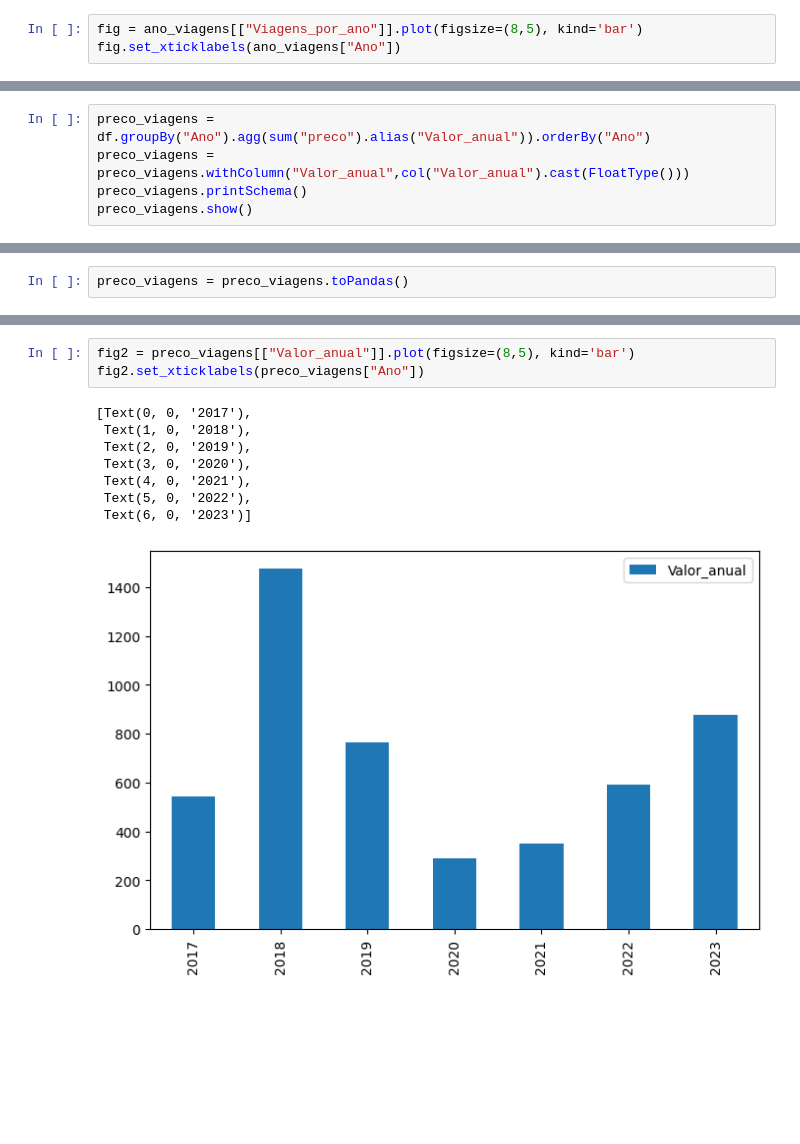
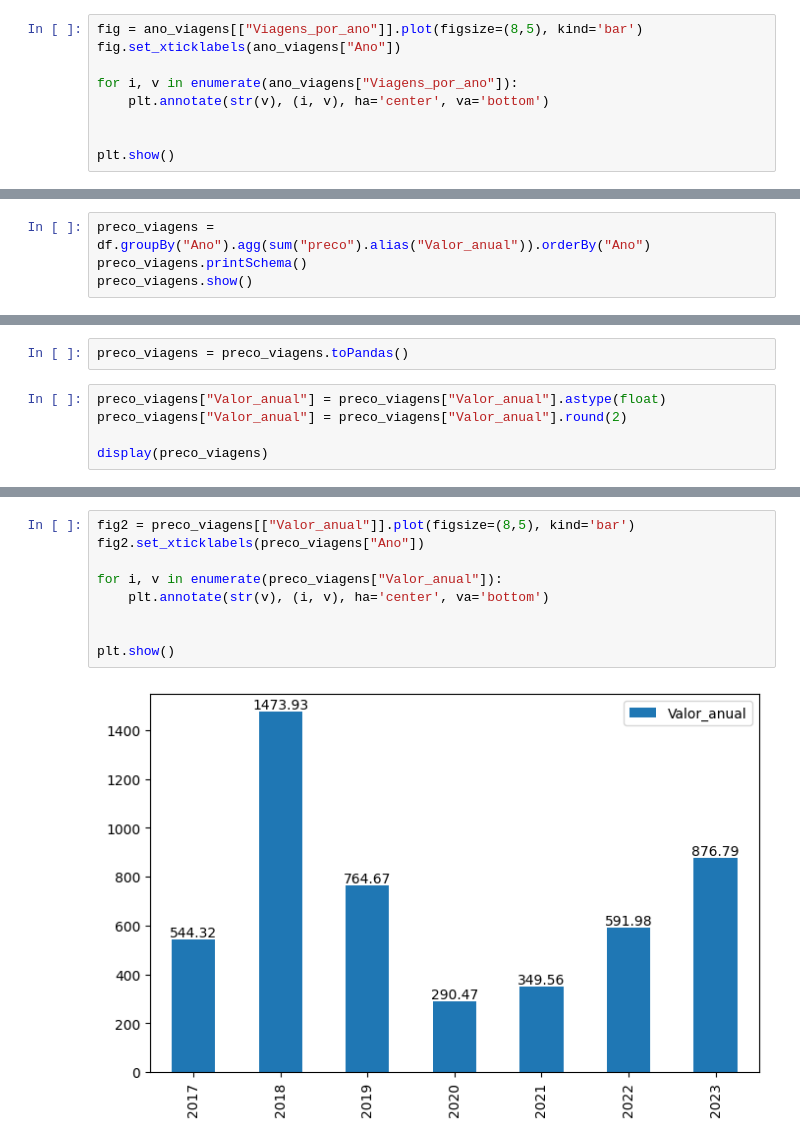
Before and after one commit to CaioMDutra/DataScience, a Jupyter notebook: Uber/uber.ipynb, the cells around one changed output, grey strips where cells are left out. Drawn from its saved outputs; the diff is of its cells as text; blank space fills up the shorter version.

```diff
--- a/Uber/uber.ipynb
+++ b/Uber/uber.ipynb
@@ -248,4 +245,10 @@ ano_viagens.show()
 # %%
 fig = ano_viagens[["Viagens_por_ano"]].plot(figsize=(8,5), kind='bar')
 fig.set_xticklabels(ano_viagens["Ano"])
+
+for i, v in enumerate(ano_viagens["Viagens_por_ano"]):
+    plt.annotate(str(v), (i, v), ha='center', va='bottom')
+
+
+plt.show()
 # %% [output]
@@ -260,6 +256,5 @@ fig.set_xticklabels(ano_viagens["Ano"])
 # %%
 preco_viagens = df.groupBy("Ano").agg(sum("preco").alias("Valor_anual")).orderBy("Ano")
-preco_viagens = preco_viagens.withColumn("Valor_anual",col("Valor_anual").cast(FloatType()))
 preco_viagens.printSchema()
 preco_viagens.show()
 # %% [output]
@@ -281,2 +276,7 @@ root
 # %%
 preco_viagens = preco_viagens.toPandas()
+# %%
+preco_viagens["Valor_anual"] = preco_viagens["Valor_anual"].astype(float)
+preco_viagens["Valor_anual"] = preco_viagens["Valor_anual"].round(2)
+
+display(preco_viagens)
@@ -283,12 +292,11 @@ preco_viagens = preco_viagens.toPandas()
 # %%
 fig2 = preco_viagens[["Valor_anual"]].plot(figsize=(8,5), kind='bar')
 fig2.set_xticklabels(preco_viagens["Ano"])
+
+for i, v in enumerate(preco_viagens["Valor_anual"]):
+    plt.annotate(str(v), (i, v), ha='center', va='bottom')
+
+
+plt.show()
 # %% [output]
-[Text(0, 0, '2017'),
- Text(1, 0, '2018'),
- Text(2, 0, '2019'),
- Text(3, 0, '2020'),
- Text(4, 0, '2021'),
- Text(5, 0, '2022'),
- Text(6, 0, '2023')]
-[figure, old version]
+[figure, new version]
```
Also changed, not shown: parts of 5 cells of this notebook.
